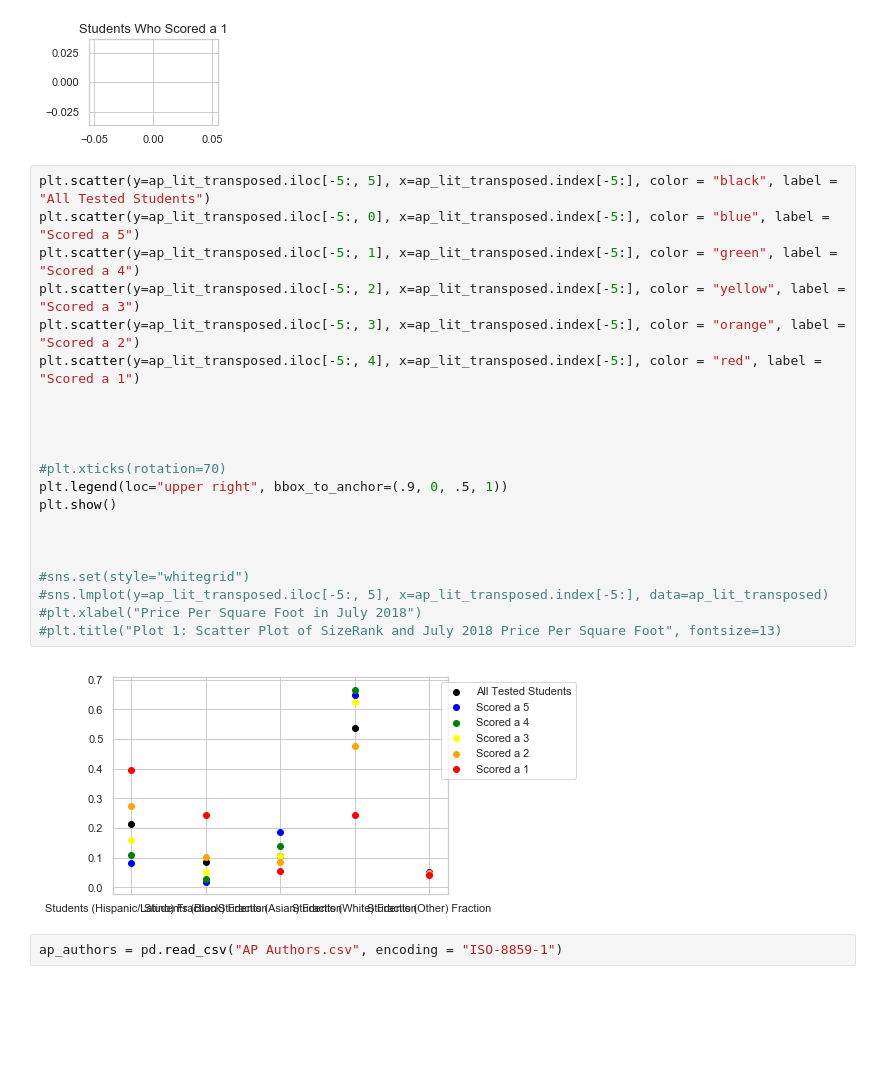
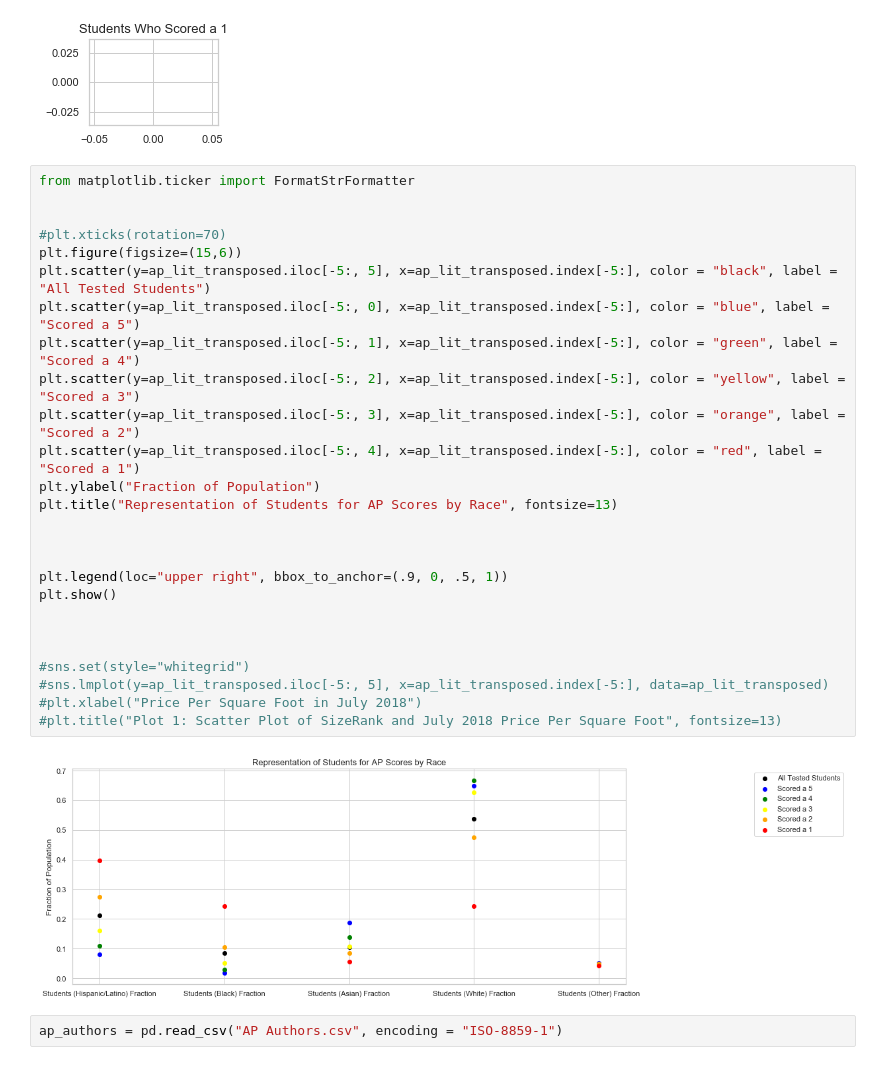
Before and after one commit to jtillis0317/Drills-and-Projects, a Jupyter notebook: Unit 1 Capstone.ipynb, the cells around one changed output. Drawn from its saved outputs; the diff is of its cells as text; blank space fills up the shorter version.

```diff
--- a/Unit 1 Capstone.ipynb
+++ b/Unit 1 Capstone.ipynb
@@ -234,28 +234,33 @@ plt.show()
 [figure]
 [figure]
 # %%
+from matplotlib.ticker import FormatStrFormatter
+
+
+#plt.xticks(rotation=70)
+plt.figure(figsize=(15,6))
 plt.scatter(y=ap_lit_transposed.iloc[-5:, 5], x=ap_lit_transposed.index[-5:], color = "black", label = "All Tested Students")
 plt.scatter(y=ap_lit_transposed.iloc[-5:, 0], x=ap_lit_transposed.index[-5:], color = "blue", label = "Scored a 5")
 plt.scatter(y=ap_lit_transposed.iloc[-5:, 1], x=ap_lit_transposed.index[-5:], color = "green", label = "Scored a 4")
 plt.scatter(y=ap_lit_transposed.iloc[-5:, 2], x=ap_lit_transposed.index[-5:], color = "yellow", label = "Scored a 3")
 plt.scatter(y=ap_lit_transposed.iloc[-5:, 3], x=ap_lit_transposed.index[-5:], color = "orange", label = "Scored a 2")
 plt.scatter(y=ap_lit_transposed.iloc[-5:, 4], x=ap_lit_transposed.index[-5:], color = "red", label = "Scored a 1")
+plt.ylabel("Fraction of Population")
+plt.title("Representation of Students for AP Scores by Race", fontsize=13)
 
 
 
-
-#plt.xticks(rotation=70)
 plt.legend(loc="upper right", bbox_to_anchor=(.9, 0, .5, 1))
 plt.show()
 
 
 
 #sns.set(style="whitegrid")
 #sns.lmplot(y=ap_lit_transposed.iloc[-5:, 5], x=ap_lit_transposed.index[-5:], data=ap_lit_transposed)
 #plt.xlabel("Price Per Square Foot in July 2018")
 #plt.title("Plot 1: Scatter Plot of SizeRank and July 2018 Price Per Square Foot", fontsize=13)
 # %% [output]
-[figure, old version]
+[figure, new version]
 # %%
 ap_authors = pd.read_csv("AP Authors.csv", encoding = "ISO-8859-1")
 # %%
```
Also changed, not shown: parts of 7 cells of this notebook.
